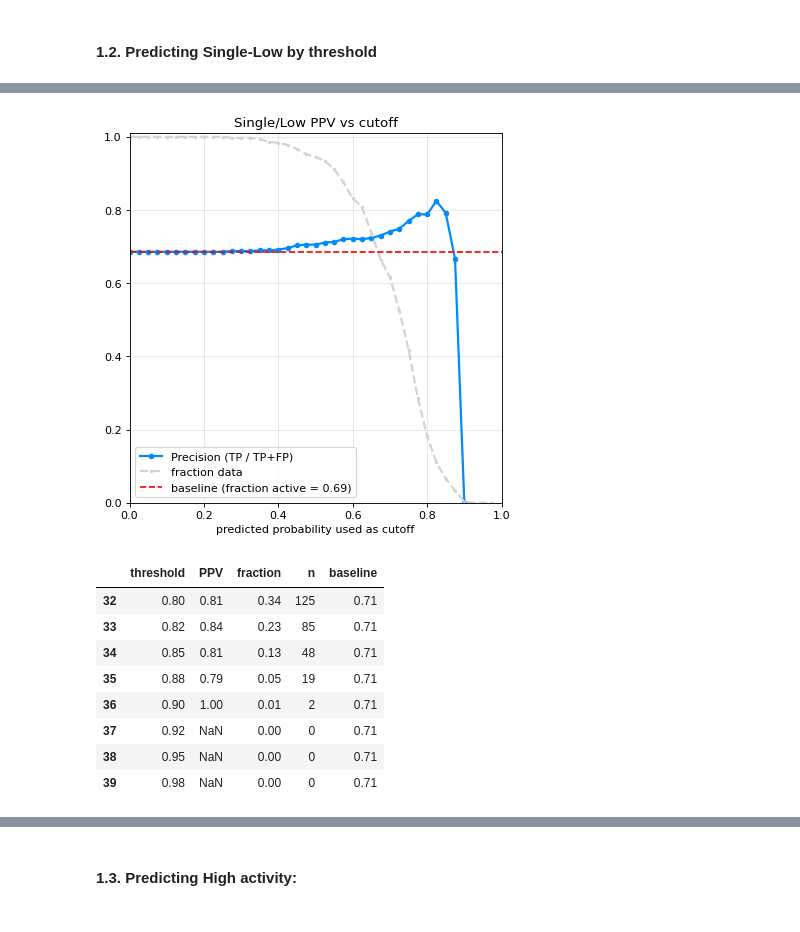
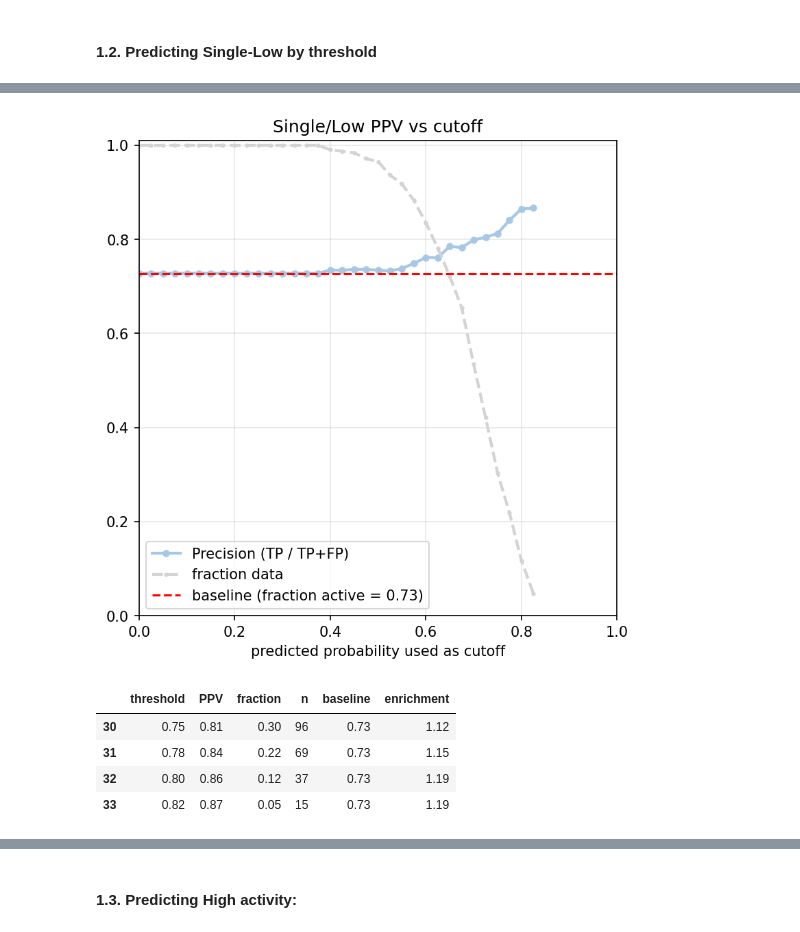
Before and after one commit to gtamo39/MS_ML, a Jupyter notebook: vignettes/MS_ActivityClass.ipynb, the cells around one changed output, grey strips where cells are left out. Drawn from its saved outputs; the diff is of its cells as text; code cells hidden in the pictures.

Commit message:
[1-12] activity model implement & saved

```diff
--- a/vignettes/MS_ActivityClass.ipynb
+++ b/vignettes/MS_ActivityClass.ipynb
@@ -315,7 +348,7 @@ ML_data = pd.merge(ML_data[['compound','label']],MF_features,on='compound')#.dro
 model=HistGradientBoostingClassifier(learning_rate=0.03, max_depth=6, max_leaf_nodes=15,l2_regularization=0.0, random_state=42)
 trained_model, df_pred = ML_Class.run_K_Fold_Xval_Classification(
     ML_data, ID='compound', model=model, folds=5, col_to_rm=['compound', 'label'],
-    v=False, ctf=0.5, impute_by_mean=False)
+    v='tqdm', ctf=0.5, impute_by_mean=False)
 
 ML_Class.metrics_from_pred_df(df_pred)
 # %% [output]
@@ -333,7 +366,7 @@ ML_data = MS.copy()
 ML_data['label'] = (ML_data['ndown'] > 0) * 1
 
 ## define temporal test set:
-date_split = '2026-07-06'
+date_split = '2026-07-14'
 test_cmps  = list(MS[MS['date'] >= date_split]['compound'])
 print('> number test compounds:',len(test_cmps))
 train_cmps = list(ML_data[~ML_data['compound'].isin(test_cmps)]['compound'])
@@ -429,7 +487,9 @@ res_df.head(40)
 # %%
 ## build activity classifier:
 ML_data = MS.copy()
-ML_data['label'] = ML_data['ndown'].apply(lambda x: (x >= 1 and x <=12 ) * 1)
+ML_data['label'] = ML_data['ndown'].apply(lambda x: (x >= 1 and x <= 12 ) * 1)
+ML_data = ML_data[ML_data['date'] <= '2026-07-06'] #
+print(ML_data.shape)
 
 # add features
 ML_data = pd.merge(ML_data[['compound','label']],MF_features,on='compound')#.drop_duplicates().reset_index(drop=True)
@@ -442,10 +502,10 @@ trained_model, df_pred = ML_Class.run_K_Fold_Xval_Classification(
     v='tqdm', ctf=0.5, impute_by_mean=False)
 print('classification roc_auc:', round(ML_Class.metrics_from_pred_df(df_pred)['roc_auc'], 3))
 
-## ICP (inductive conformal prediction): same CV, adds per-compound class p-values (p_1/p_2) + credibility (cred)
-icp_model, icp_pred = ML_Class.run_K_Fold_Xval_CP(
-    ML_data, ID='compound', model=model, folds=5, col_to_rm=['compound', 'label'],
-    v=False, ctf=0.5, impute=False)
-print('ICP roc_auc:', round(ML_Class.metrics_from_pred_df(icp_pred)['roc_auc'], 3))
-icp_pred.head()
+# ## ICP (inductive conformal prediction): same CV, adds per-compound class p-values (p_1/p_2) + credibility (cred)
+# icp_model, icp_pred = ML_Class.run_K_Fold_Xval_CP(
+#     ML_data, ID='compound', model=model, folds=5, col_to_rm=['compound', 'label'],
+#     v=False, ctf=0.5, impute=False)
+# print('ICP roc_auc:', round(ML_Class.metrics_from_pred_df(icp_pred)['roc_auc'], 3))
+# icp_pred.head()
 # %% [output]
@@ -488,10 +552,13 @@ ML_data = MS.copy()
 ML_data['label'] = ML_data['ndown'].apply(lambda x: (x >= 1 and x <= 12 ) * 1)
 
 ## define temporal test set:
-date_split = '2026-07-06'
+date_split = '2026-07-14' # '2026-07-06' # '2026-05-20' #  # '2026-07-14' #
 test_cmps  = list(MS[MS['date'] >= date_split]['compound'])
 print('> number test compounds:',len(test_cmps))
 train_cmps = list(ML_data[~ML_data['compound'].isin(test_cmps)]['compound'])
+
+## make sure no data leakage between train and test
+assert stats_tools.intersection(test_cmps,train_cmps) == []
 
 # add features
 ML_data = pd.merge(ML_data[['compound','label']],MF_features,on='compound')
@@ -510,19 +580,15 @@ ML_Class.metrics_from_pred_df(df_pred_test)
 # %%
 ## get PPV from probas
-ppv_df = ML_Class.get_PPV_vs_proba(df_pred_test, npts=40, plot=True,baseline=df_pred_test['real_y'].mean(), dpi=80)
+ppv_df = ML_Class.get_PPV_vs_proba(df_pred_test, npts=40, plot=True,baseline=df_pred_test['real_y'].mean(), dpi=150,min_n=11,color=SERAC_C['sky_blue'])
 plt.title('Single/Low PPV vs cutoff'); plt.show()
 # %% [output]
-[figure, old version]
+[figure, new version]
 # %%
-ppv_df[ppv_df['threshold']>=0.8]
+ppv_df[ppv_df['threshold']>=0.75]
 # %% [output]
-|  | threshold | PPV | fraction | n | baseline |
-| 32 | 0.80 | 0.81 | 0.34 | 125 | 0.71 |
-| 33 | 0.82 | 0.84 | 0.23 | 85 | 0.71 |
-| 34 | 0.85 | 0.81 | 0.13 | 48 | 0.71 |
-| 35 | 0.88 | 0.79 | 0.05 | 19 | 0.71 |
-| 36 | 0.90 | 1.00 | 0.01 | 2 | 0.71 |
-| 37 | 0.92 | NaN | 0.00 | 0 | 0.71 |
-| 38 | 0.95 | NaN | 0.00 | 0 | 0.71 |
-| 39 | 0.98 | NaN | 0.00 | 0 | 0.71 |
+|  | threshold | PPV | fraction | n | baseline | enrichment |
+| 30 | 0.75 | 0.81 | 0.30 | 96 | 0.73 | 1.12 |
+| 31 | 0.78 | 0.84 | 0.22 | 69 | 0.73 | 1.15 |
+| 32 | 0.80 | 0.86 | 0.12 | 37 | 0.73 | 1.19 |
+| 33 | 0.82 | 0.87 | 0.05 | 15 | 0.73 | 1.19 |
 # %%
```
Also changed, not shown: parts of 42 cells of this notebook, 3 other files.
